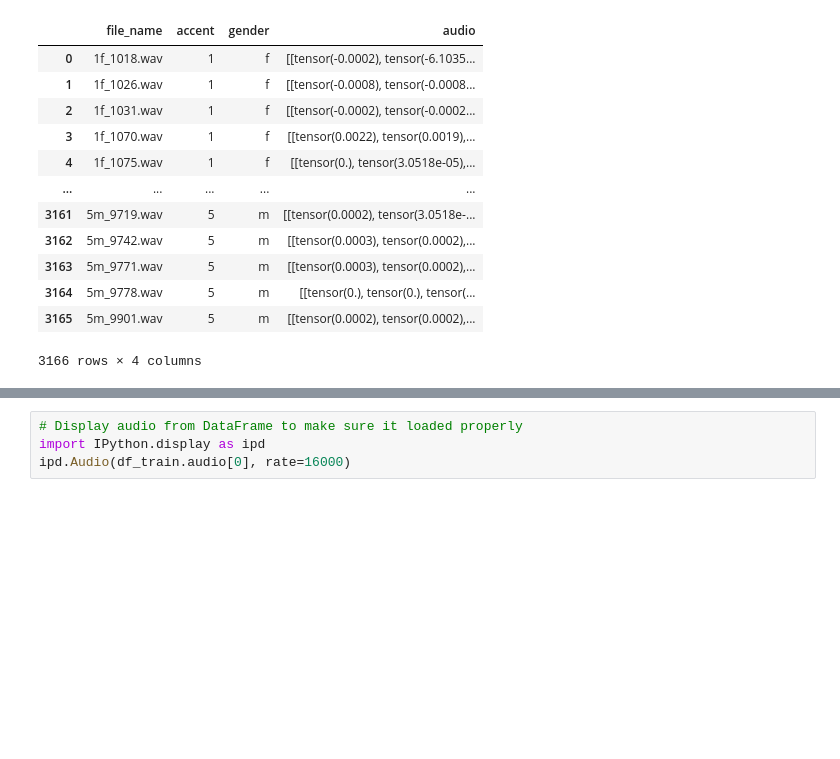
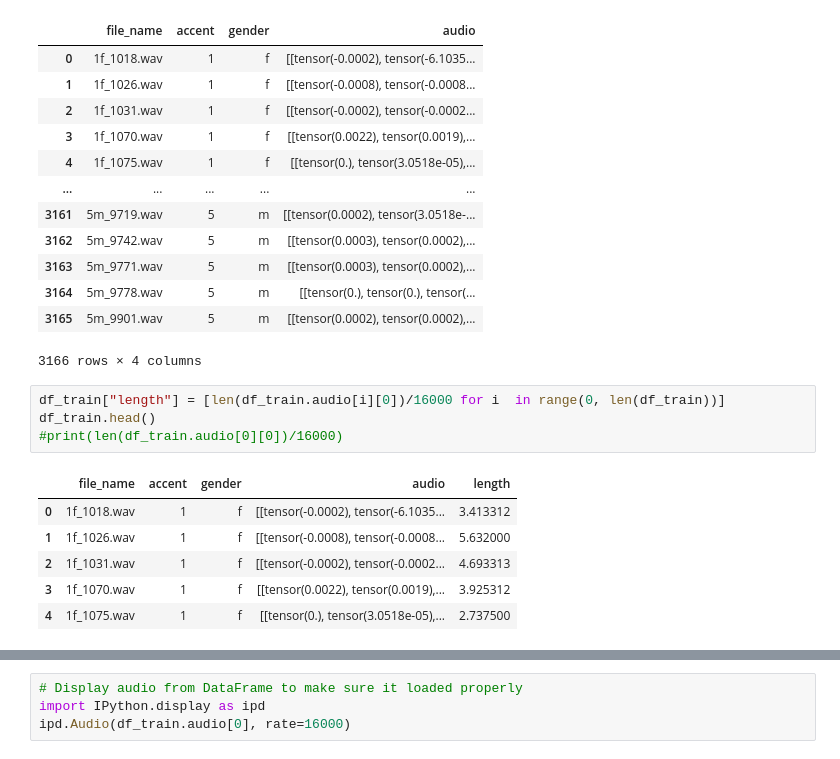
Before and after one commit to Gahtao/DL-Project, a Jupyter notebook: model B/1 Data Analysis.ipynb, the cells around one changed output, grey strips where cells are left out. Drawn from its saved outputs; the diff is of its cells as text; blank space fills up the shorter version.

```diff
--- a/model B/1 Data Analysis.ipynb
+++ b/model B/1 Data Analysis.ipynb
@@ -39,3 +40,14 @@ display(df_train)
 | 3164 | 5m_9778.wav | 5 | m | [[tensor(0.), tensor(0.), tensor(... |
 | 3165 | 5m_9901.wav | 5 | m | [[tensor(0.0002), tensor(0.0002),... |
 3166 rows × 4 columns
+# %%
+df_train["length"] = [len(df_train.audio[i][0])/16000 for i  in range(0, len(df_train))]
+df_train.head()
+#print(len(df_train.audio[0][0])/16000)
+# %% [output]
+|  | file_name | accent | gender | audio | length |
+| 0 | 1f_1018.wav | 1 | f | [[tensor(-0.0002), tensor(-6.1035... | 3.413312 |
+| 1 | 1f_1026.wav | 1 | f | [[tensor(-0.0008), tensor(-0.0008... | 5.632000 |
+| 2 | 1f_1031.wav | 1 | f | [[tensor(-0.0002), tensor(-0.0002... | 4.693313 |
+| 3 | 1f_1070.wav | 1 | f | [[tensor(0.0022), tensor(0.0019),... | 3.925312 |
+| 4 | 1f_1075.wav | 1 | f | [[tensor(0.), tensor(3.0518e-05),... | 2.737500 |
```
Also changed, not shown: parts of 10 cells of this notebook.
